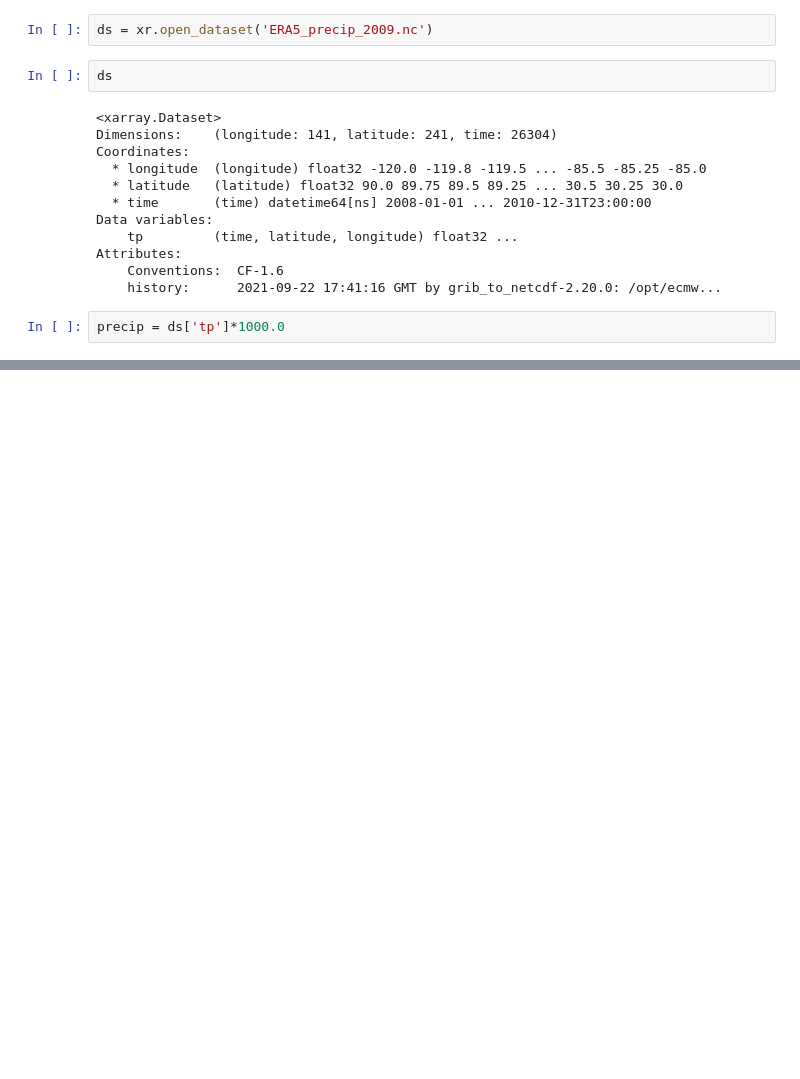
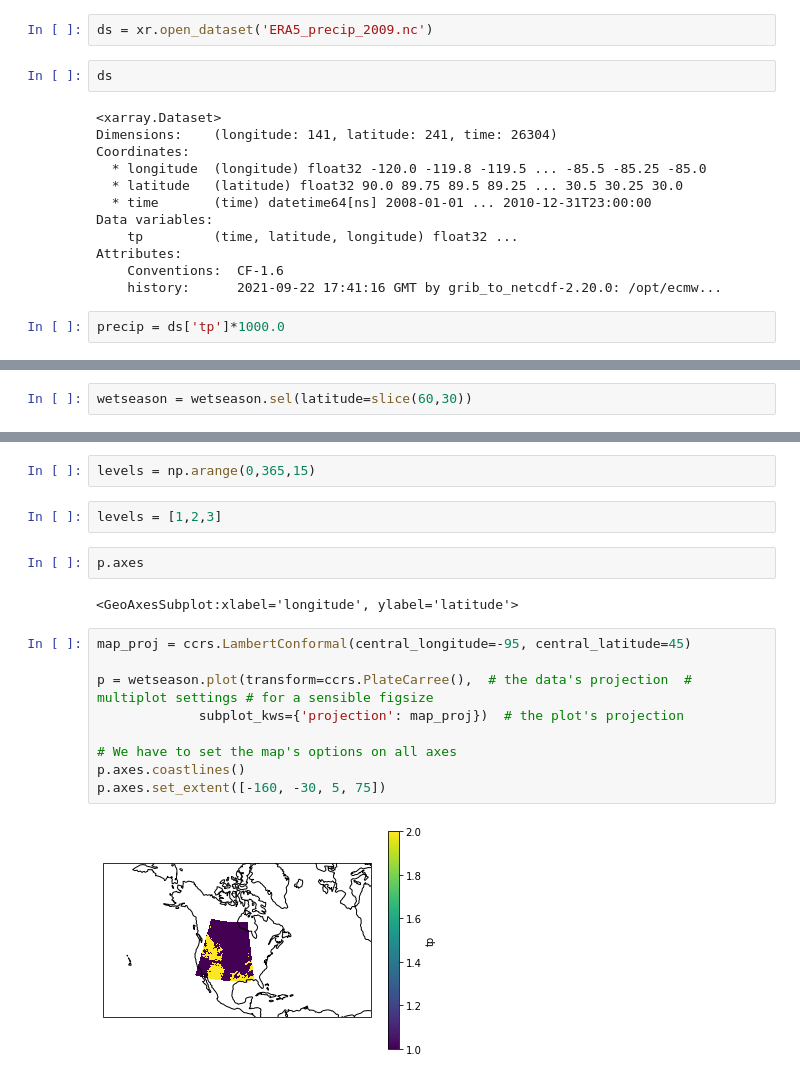
Before and after one commit to gbromley/PreSeason, a Jupyter notebook: Bower_WetSeason.ipynb, the cells around one changed output, grey strips where cells are left out. Drawn from its saved outputs; the diff is of its cells as text; blank space fills up the shorter version.

```diff
--- a/Bower_WetSeason.ipynb
+++ b/Bower_WetSeason.ipynb
@@ -39,0 +141,2 @@ Coordinates:
+# %%
+wetseason = wetseason.sel(latitude=slice(60,30))
@@ -39,0 +157,19 @@ Coordinates:
+# %%
+levels = np.arange(0,365,15)
+# %%
+levels = [1,2,3]
+# %%
+p.axes
+# %% [output]
+<GeoAxesSubplot:xlabel='longitude', ylabel='latitude'>
+# %%
+map_proj = ccrs.LambertConformal(central_longitude=-95, central_latitude=45)
+
+p = wetseason.plot(transform=ccrs.PlateCarree(),  # the data's projection  # multiplot settings # for a sensible figsize
+             subplot_kws={'projection': map_proj})  # the plot's projection
+
+# We have to set the map's options on all axes
+p.axes.coastlines()
+p.axes.set_extent([-160, -30, 5, 75])
+# %% [output]
+[figure, added]
```
Also changed, not shown: parts of 20 cells of this notebook.
